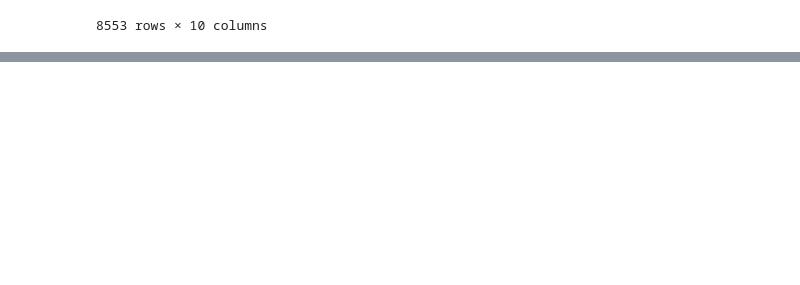
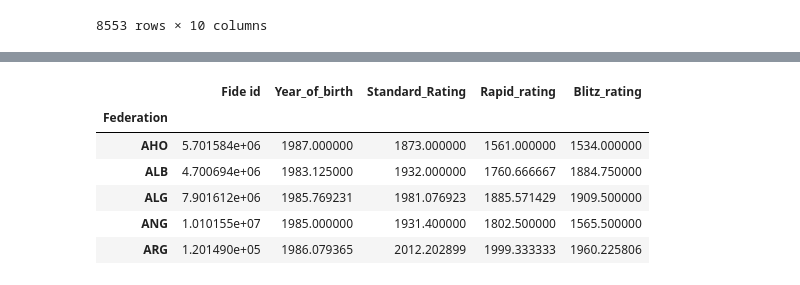
Before and after one commit to philippabele/deep-groove-with-pytorch, a Jupyter notebook: excersice/chess_data_and_pandas.ipynb, the cells around one changed output, grey strips where cells are left out. Cells and saved outputs as stored; diff of their text form; code cells hidden in the pictures; blank space fills up the shorter version.

```diff
--- a/excersice/chess_data_and_pandas.ipynb
+++ b/excersice/chess_data_and_pandas.ipynb
@@ -154,0 +192,10 @@ df.sort_values(['Standard_Rating', 'Rapid_rating', 'Blitz_rating'], ascending=Fa
+# %%
+df.groupby(['Federation']).mean().head()
+# %% [output]
+|  | Fide id | Year_of_birth | Standard_Rating | Rapid_rating | Blitz_rating |
+| Federation |  |  |  |  |  |
+| AHO | 5.701584e+06 | 1987.000000 | 1873.000000 | 1561.000000 | 1534.000000 |
+| ALB | 4.700694e+06 | 1983.125000 | 1932.000000 | 1760.666667 | 1884.750000 |
+| ALG | 7.901612e+06 | 1985.769231 | 1981.076923 | 1885.571429 | 1909.500000 |
+| ANG | 1.010155e+07 | 1985.000000 | 1931.400000 | 1802.500000 | 1565.500000 |
+| ARG | 1.201490e+05 | 1986.079365 | 2012.202899 | 1999.333333 | 1960.225806 |
```
Also changed, not shown: parts of 8 cells of this notebook, 7 other files.
